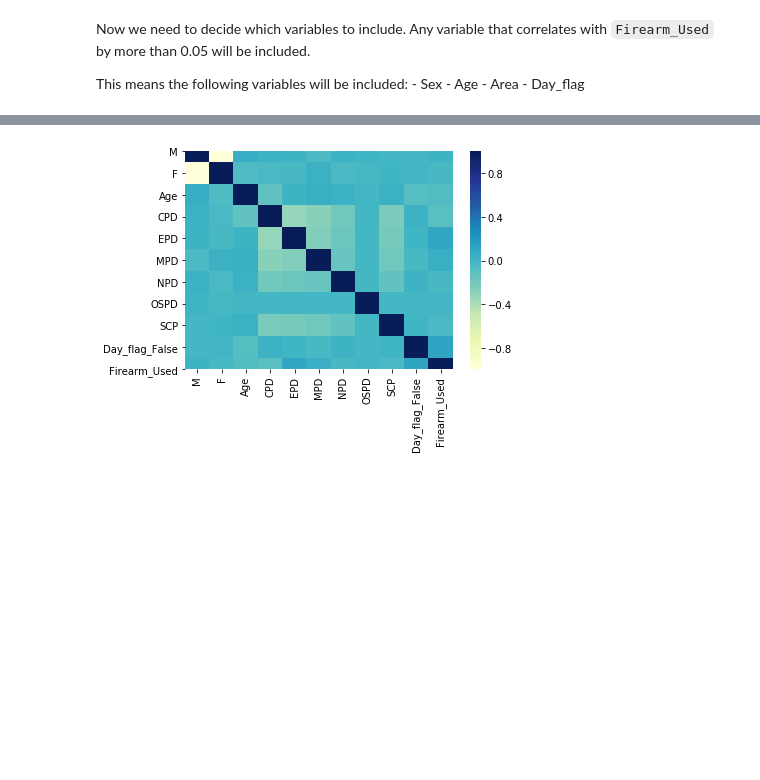
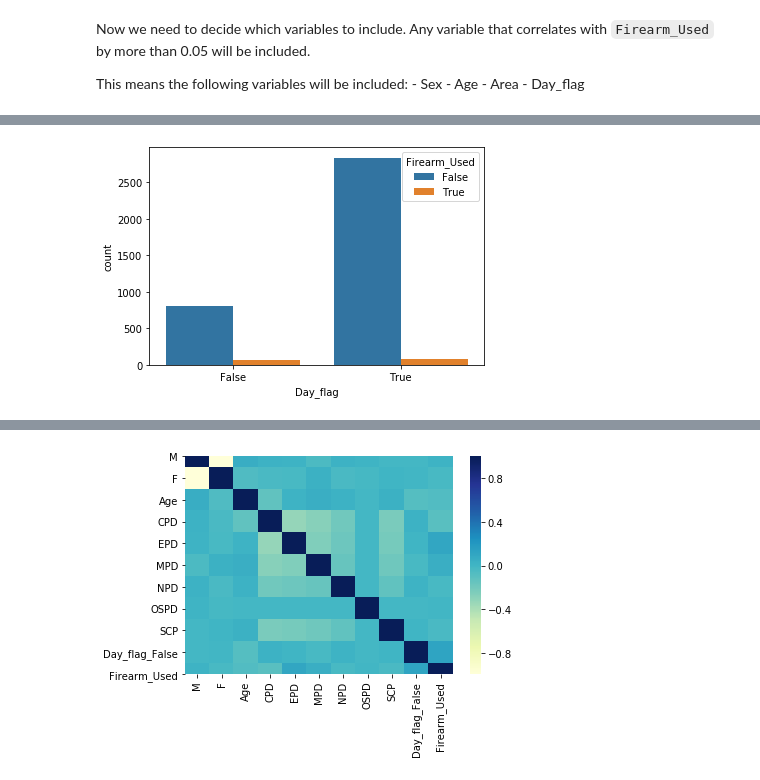
Before and after one commit to mar-berk/Machine-learning, a Jupyter notebook: Final Project/Crime Prediction.ipynb, the cells around one changed output, grey strips where cells are left out. Saved outputs shown, nothing was run; the diff lists cells and outputs as text; code cells hidden in the pictures; blank space fills up the shorter version.

```diff
--- a/Final Project/Crime Prediction.ipynb
+++ b/Final Project/Crime Prediction.ipynb
@@ -148,0 +193,5 @@ This means the following variables will be included:
+# %%
+sns.countplot(x="Day_flag", hue="Firearm_Used", data=df)
+plt.show()
+# %% [output]
+[figure, added]
```
Also changed, not shown: parts of 23 cells of this notebook.
